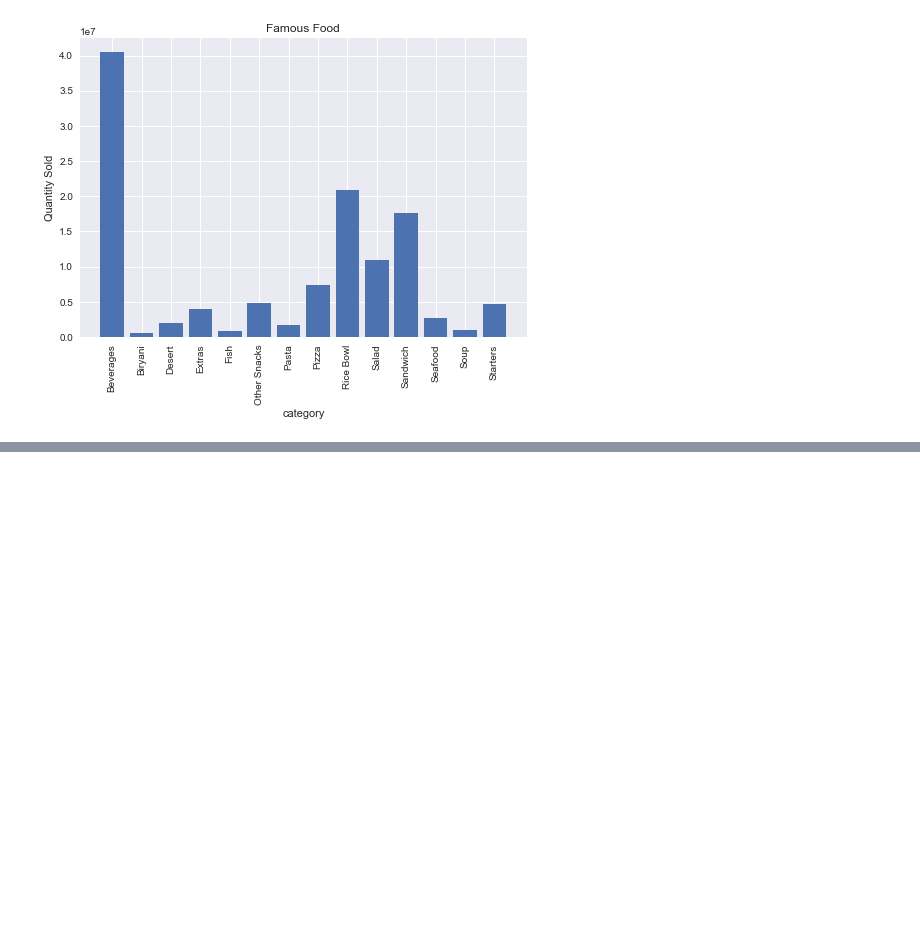
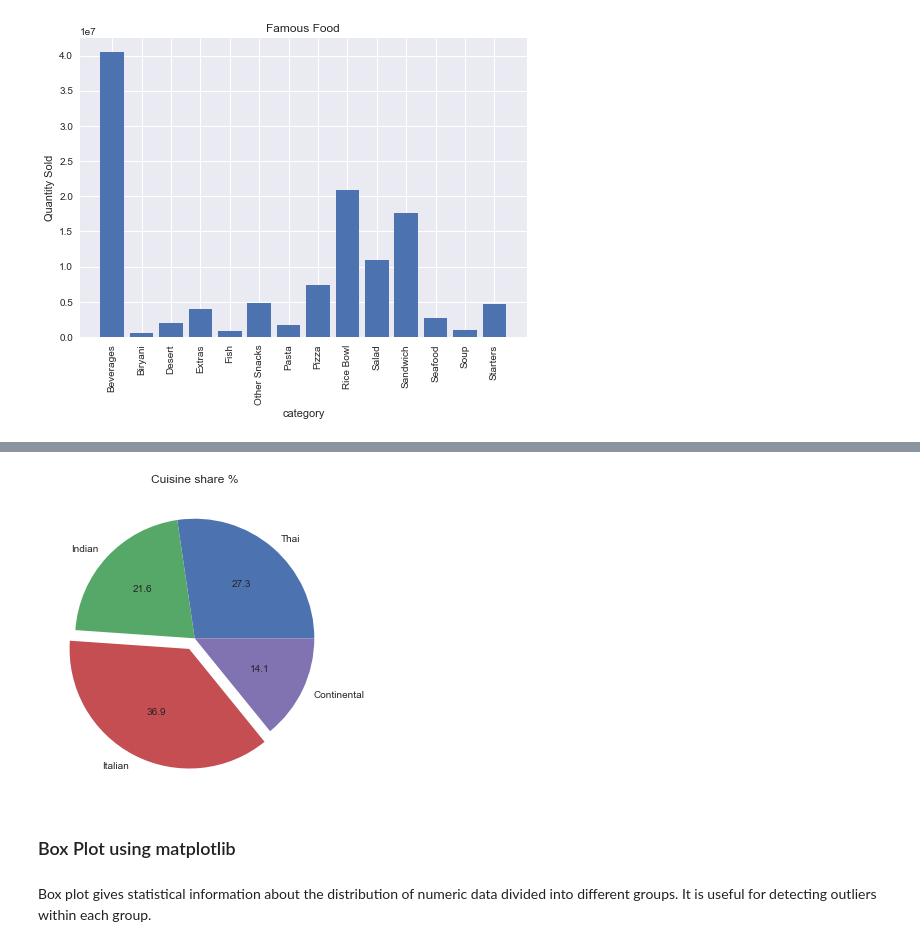
Before and after one commit to HassanButt2019/Python, a Jupyter notebook: Matplotlib/A Beginner’s Guide to matplotlib for Data Visualization and Exploration in Python.ipynb, the cells around one changed output, grey strips where cells are left out. Cells and saved outputs as stored; diff of their text form; code cells hidden in the pictures; blank space fills up the shorter version.

```diff
--- a/Matplotlib/A Beginner’s Guide to matplotlib for Data Visualization and Exploration in Python.ipynb
+++ b/Matplotlib/A Beginner’s Guide to matplotlib for Data Visualization and Exploration in Python.ipynb
@@ -98,0 +113,27 @@ plt.show
+# %%
+d_cuisine = {}
+
+#total number of order
+total = df['num_orders'].sum()
+
+#find ratio of orders per cuisine
+for i in range(df['cuisine'].nunique()):
+
+#cuisine
+    c = df['cuisine'].unique()[i]
+
+#num of orders for the cuisine
+    c_order = df[df['cuisine']==c]['num_orders'].sum()
+    d_cuisine[c] = c_order/total
+# %%
+plt.pie([x*100 for x in d_cuisine.values()],labels=[x for x in d_cuisine.keys()],autopct='%0.1f',explode=[0,0,0.1,0])
+
+#label the plot
+plt.title('Cuisine share %')
+plt.show();
+# %% [output]
+[figure, added]
+# %% [markdown]
+### Box Plot using matplotlib
+# %% [markdown]
+Box plot gives statistical information about the distribution of numeric data divided into different groups. It is useful for detecting outliers within each group.
```
Also changed, not shown: parts of 13 cells of this notebook.
